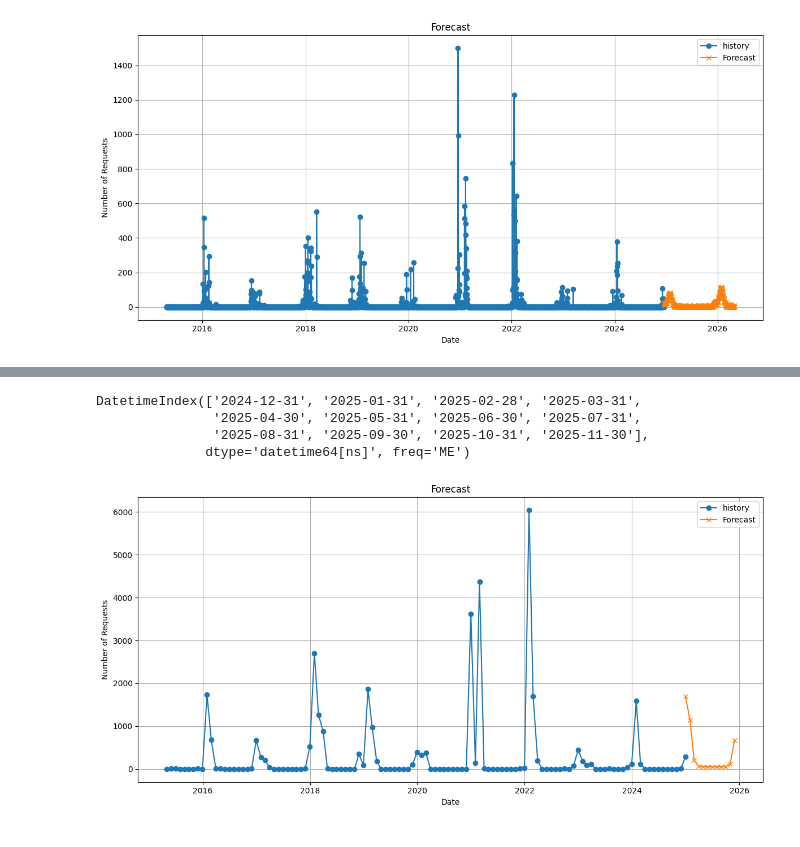
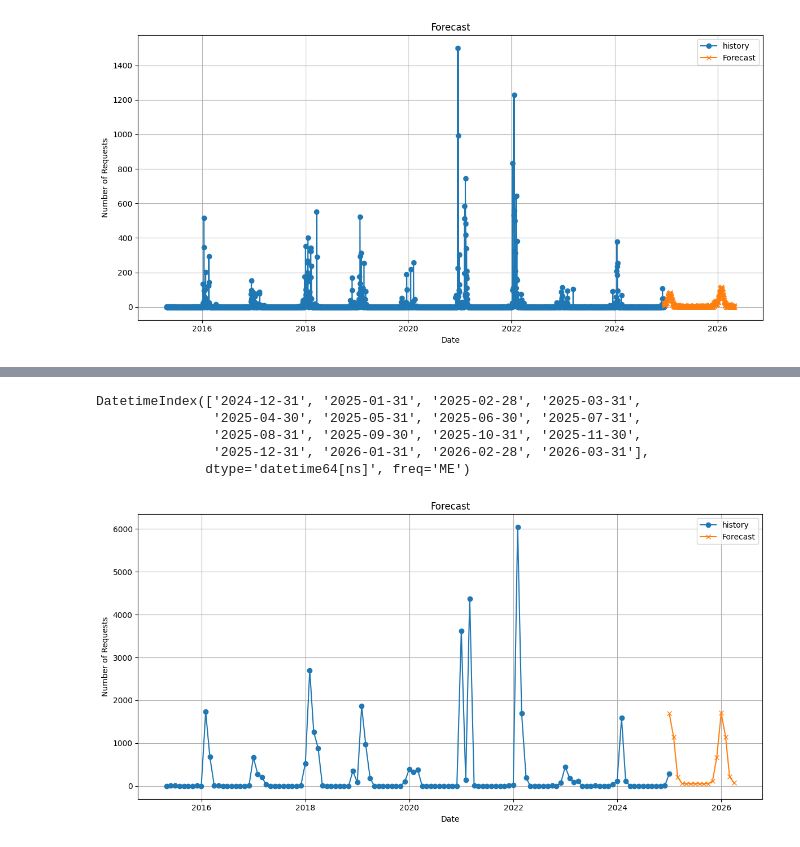
Before and after one commit to alankagiri/Machine_Learning_For_Public_Policy_Adding_Value_Project, a Jupyter notebook: forecast.ipynb, the cells around one changed output, grey strips where cells are left out. Cells and saved outputs as stored; diff of their text form; code cells hidden in the pictures.

```diff
--- a/forecast.ipynb
+++ b/forecast.ipynb
@@ -622,0 +242,12 @@ df_rf
+# %%
+from statsmodels.tsa.seasonal import seasonal_decompose
+import matplotlib.pyplot as plt
+
+
+result = seasonal_decompose(train[['requests_transformed']], model='additive', period=12)
+
+
+plt.rcParams['figure.figsize'] = [12, 8]
+result.plot()
+plt.tight_layout()
+plt.show()
@@ -1095,9 +916,9 @@ plt.show()
 # %%
-# Step 1: 准备 ts_monthly
+
 df_prophet_monthly = ts_monthly.reset_index()
 df_prophet_monthly.columns = ['ds', 'y']
 
-# Step 2: Prophet 模型
+
 from prophet import Prophet
 
 model_prophet = Prophet(
@@ -1110,10 +931,6 @@ model_prophet = Prophet(
 
 model_prophet.fit(df_prophet_monthly)
 
-# Step 3: 预测未来 6 个月
-future = model_prophet.make_future_dataframe(periods=12, freq='M')
+future = model_prophet.make_future_dataframe(periods=16, freq='M')
 forecast = model_prophet.predict(future)
-
-# Step 4: 可视化
-# model_prophet.plot(forecast)
 # %% [output]
@@ -1122,31 +939,31 @@ forecast = model_prophet.predict(future)
 # %%
 import pandas as pd
 
-# 创建一个以 test_df 最后一个日期为起点、向后推 500 个日期的时间序列
 if isinstance(ts_monthly.index, pd.DatetimeIndex):
     start_date = ts.index[-1] + pd.Timedelta(days=1)
 else:
     start_date = pd.to_datetime(ts['ds'].iloc[-1]) + pd.Timedelta(months=1)
 
-future_dates = pd.date_range(start=start_date, periods=12, freq='ME')
+future_dates = pd.date_range(start=start_date, periods=16, freq='ME')
 future_dates
 # %% [output]
 DatetimeIndex(['2024-12-31', '2025-01-31', '2025-02-28', '2025-03-31',
                '2025-04-30', '2025-05-31', '2025-06-30', '2025-07-31',
-               '2025-08-31', '2025-09-30', '2025-10-31', '2025-11-30'],
+               '2025-08-31', '2025-09-30', '2025-10-31', '2025-11-30',
+               '2025-12-31', '2026-01-31', '2026-02-28', '2026-03-31'],
               dtype='datetime64[ns]', freq='ME')
 # %%
 import matplotlib.pyplot as plt
 plt.figure(figsize=(12, 6))
 plt.plot(ts_monthly.index, ts_monthly, label='history', marker='o')
-plt.plot(future_dates, forecast.iloc[-12:]['yhat'], label='Forecast', marker='x')
+plt.plot(future_dates, forecast.iloc[-16:]['yhat'], label='Forecast', marker='x')
 #plt.fill_between(test_df['ds'], y_pred['yhat_lower'], forecast['yhat_upper'], color='gray', alpha=0.2, label='Uncertainty Interval')
 plt.title('Forecast')
 plt.xlabel('Date')
 plt.ylabel('Number of Requests')
 plt.legend()
 plt.grid(True)
 plt.tight_layout()
 plt.show()
 # %% [output]
-[figure, old version]
+[figure, new version]
```
Also changed, not shown: parts of 90 cells of this notebook.
